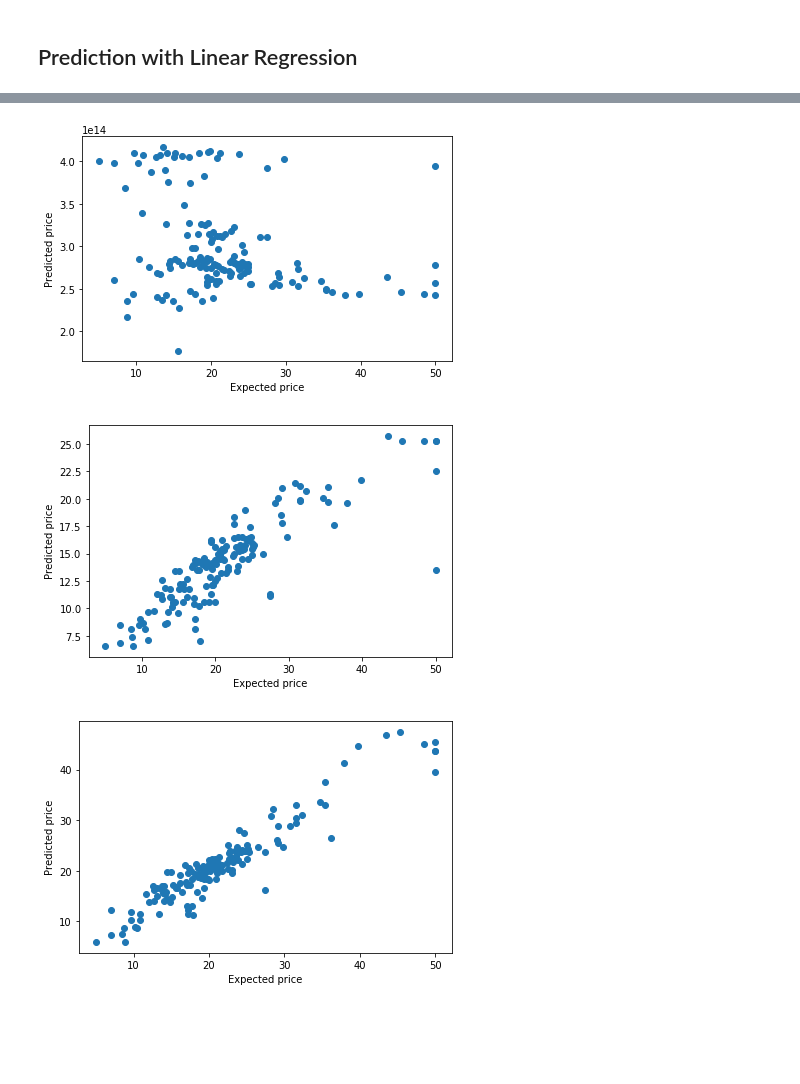
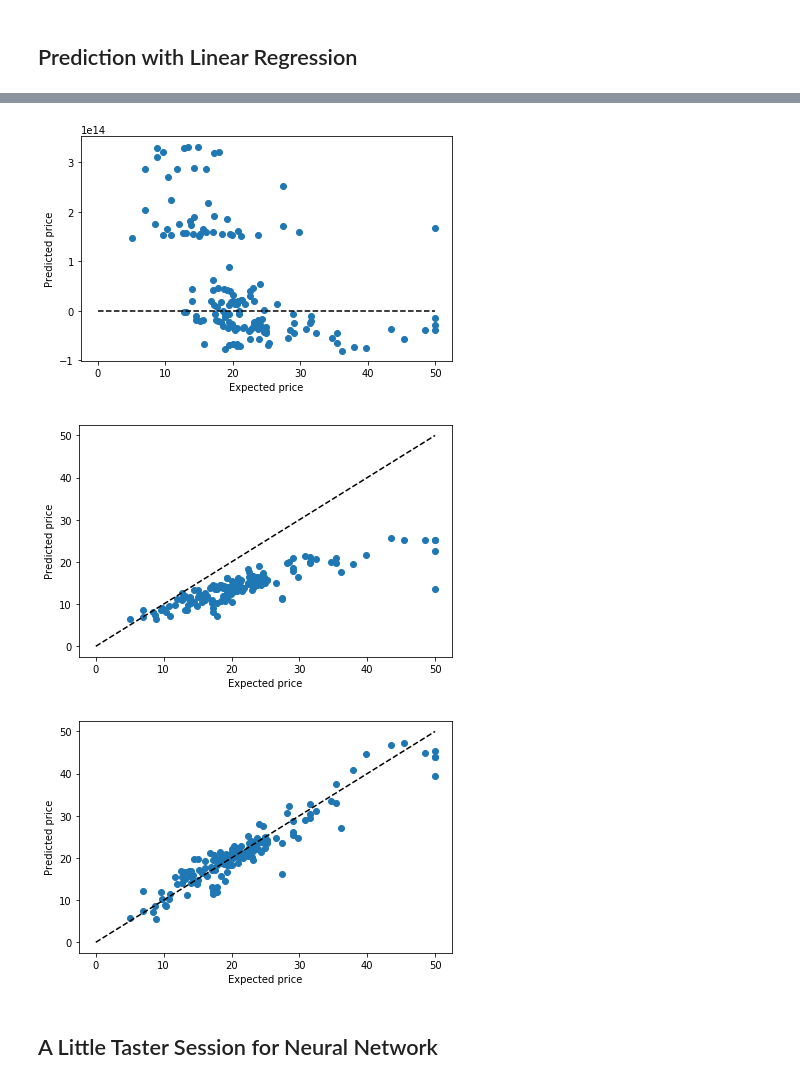
Before and after one commit to UCLAIS/Machine-Learning-Tutorials, a Jupyter notebook: notebooks/Session02-BostonHousePrice-Solution.ipynb, the cells around one changed output, grey strips where cells are left out. Drawn from its saved outputs; the diff is of its cells as text; code cells hidden in the pictures; blank space fills up the shorter version.

```diff
--- a/notebooks/Session02-BostonHousePrice-Solution.ipynb
+++ b/notebooks/Session02-BostonHousePrice-Solution.ipynb
@@ -213,27 +219,32 @@ XGB MSE: 82.71679422016705, XGB RMSE: 9.094877361469315
 # %%
 prediction = pred_record["SGD"]
 
 plt.scatter(expectation, prediction)
+plt.plot([0, 50], [0, 50], '--k')
 plt.xlabel('Expected price')
 plt.ylabel('Predicted price')
 plt.tight_layout()
 # %% [output]
-[figure, old version]
+[figure, new version]
 # %%
 prediction = pred_record["XGB"]
 
 plt.scatter(expectation, prediction)
+plt.plot([0, 50], [0, 50], '--k')
 plt.xlabel('Expected price')
 plt.ylabel('Predicted price')
 plt.tight_layout()
 # %% [output]
-[figure, old version]
+[figure, new version]
 # %%
 prediction = pred_record["Gradient Boosting"]
 
 plt.scatter(expectation, prediction)
+plt.plot([0, 50], [0, 50], '--k')
 plt.xlabel('Expected price')
 plt.ylabel('Predicted price')
 plt.tight_layout()
 # %% [output]
-[figure, old version]
+[figure, new version]
+# %% [markdown]
+## A Little Taster Session for Neural Network
```
Also changed, not shown: parts of 12 cells of this notebook.
